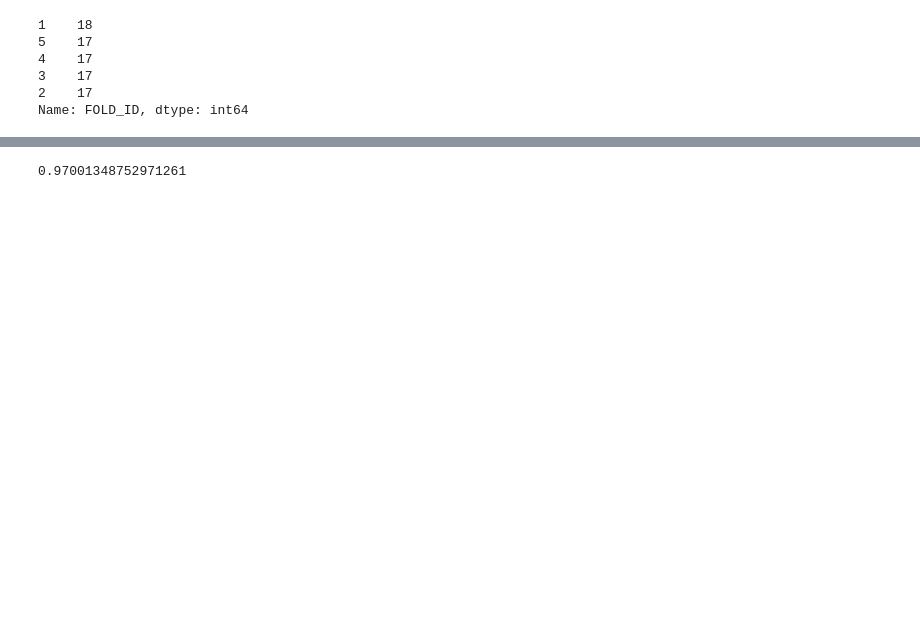
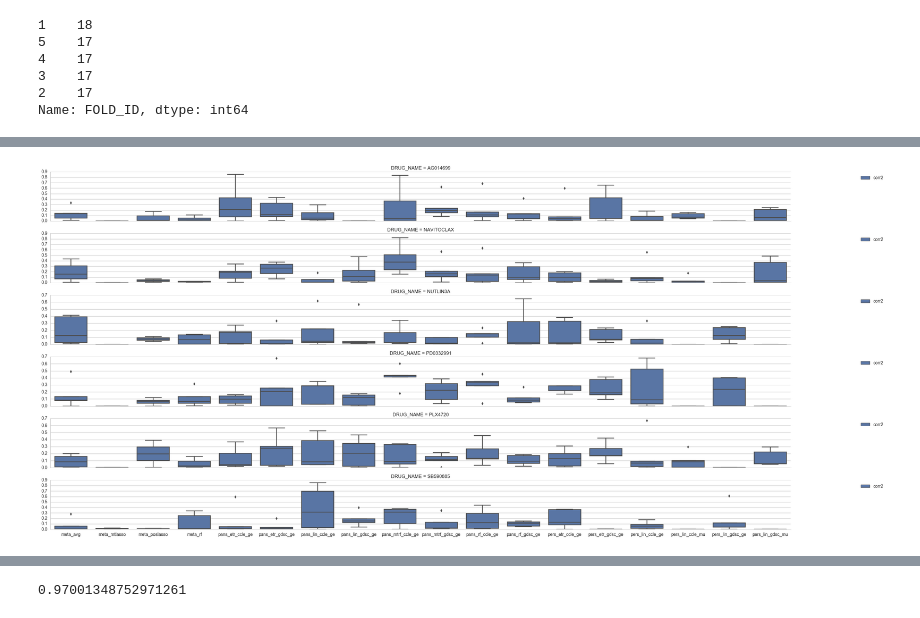
Before and after one commit to eric-czech/mgds, a Jupyter notebook: python/notebook/data_modeling/rx_modeling/training.ipynb, the cells around one changed output, grey strips where cells are left out. Saved outputs shown, nothing was run; the diff lists cells and outputs as text; code cells hidden in the pictures; blank space fills up the shorter version.

```diff
--- a/python/notebook/data_modeling/rx_modeling/training.ipynb
+++ b/python/notebook/data_modeling/rx_modeling/training.ipynb
@@ -708,3 +588,14 @@ plot_scores(d_score, figaspect=8)
+# %%
+d_pred = res[site]['prediction_data']
+score_functions = {
+    #'r2': r2_score,
+    'corr2': lambda y_true, y_pred: y_pred.corr(y_true)**2,
+    #'mse': mean_squared_error
+}
+d_score = rx_train.get_scores(d_pred, score_functions)
+plot_scores(d_score, figaspect=12)
+# %% [output]
+[figure, added]
 # %%
 
 def plot_predictions(d_pred, share_axes=False):
```
Also changed, not shown: parts of 31 cells of this notebook, 10 other files.
